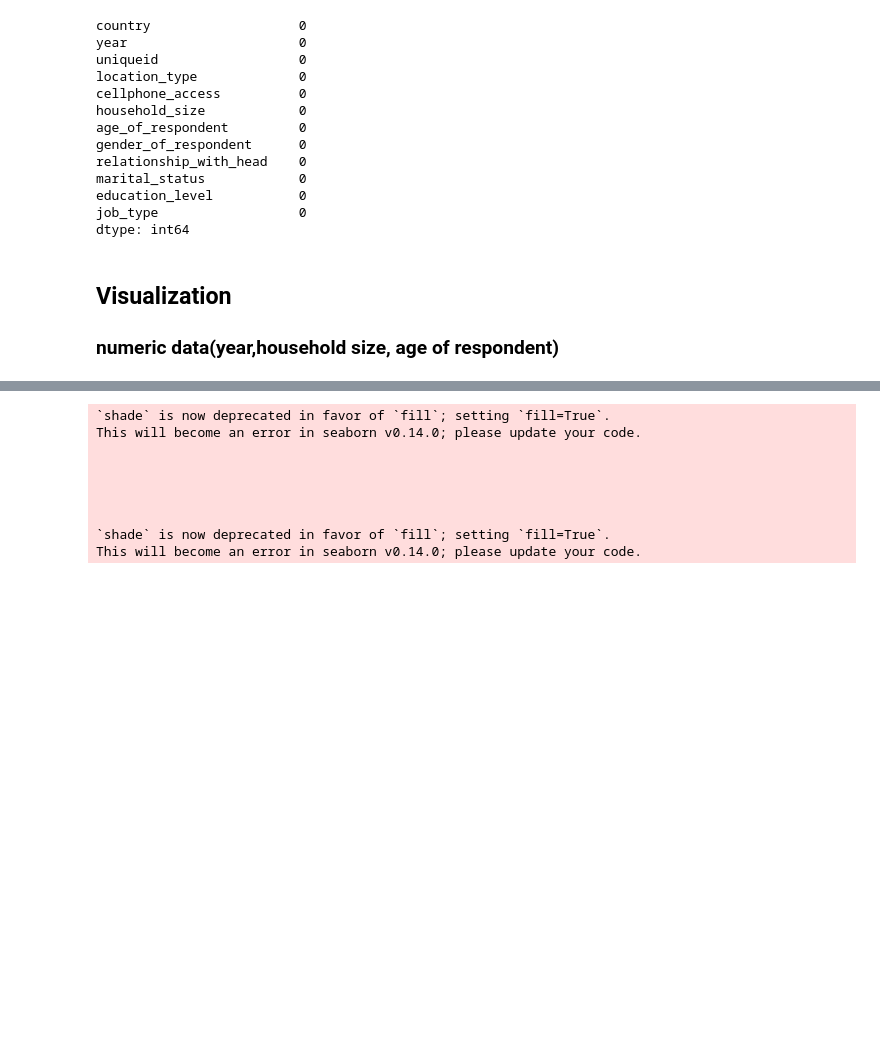
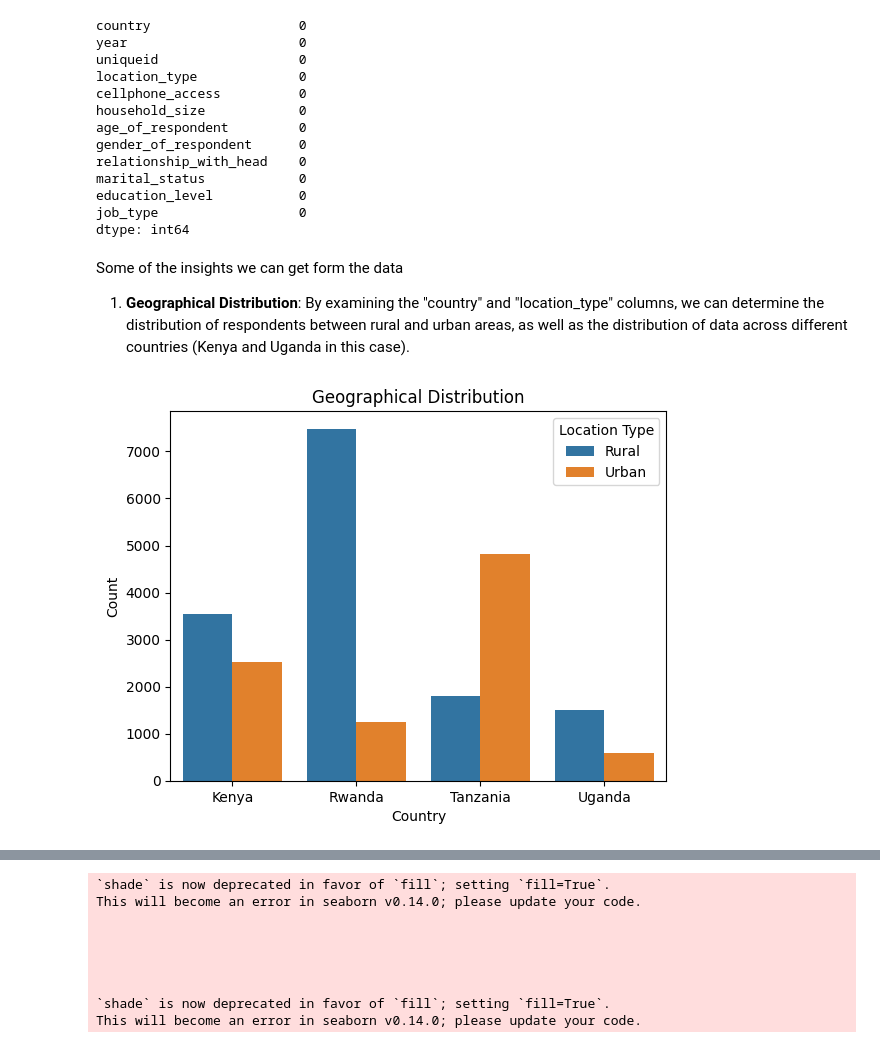
Before and after one commit to henry-254/CapstoneProjects, a Jupyter notebook: Financial_inclusion_in_africa.ipynb, the cells around one changed output, grey strips where cells are left out. Drawn from its saved outputs; the diff is of its cells as text; code cells hidden in the pictures; blank space fills up the shorter version.

```diff
--- a/Financial_inclusion_in_africa.ipynb
+++ b/Financial_inclusion_in_africa.ipynb
@@ -169,6 +172,16 @@ marital_status            0
 education_level           0
 job_type                  0
 dtype: int64
-# %% [markdown]
-## Visualization
-### numeric data(year,household size, age of respondent)
+# %% [markdown]
+Some of the insights we can get form the data
+1. **Geographical Distribution**: By examining the "country" and "location_type" columns, we can determine the distribution of respondents between rural and urban areas, as well as the distribution of data across different countries (Kenya and Uganda in this case).
+# %%
+# Geographical Distribution
+sns.countplot(data=data, x='country', hue='location_type')
+plt.title('Geographical Distribution')
+plt.xlabel('Country')
+plt.ylabel('Count')
+plt.legend(title='Location Type')
+plt.show()
+# %% [output]
+[figure, added]
```
Also changed, not shown: parts of 58 cells of this notebook.
